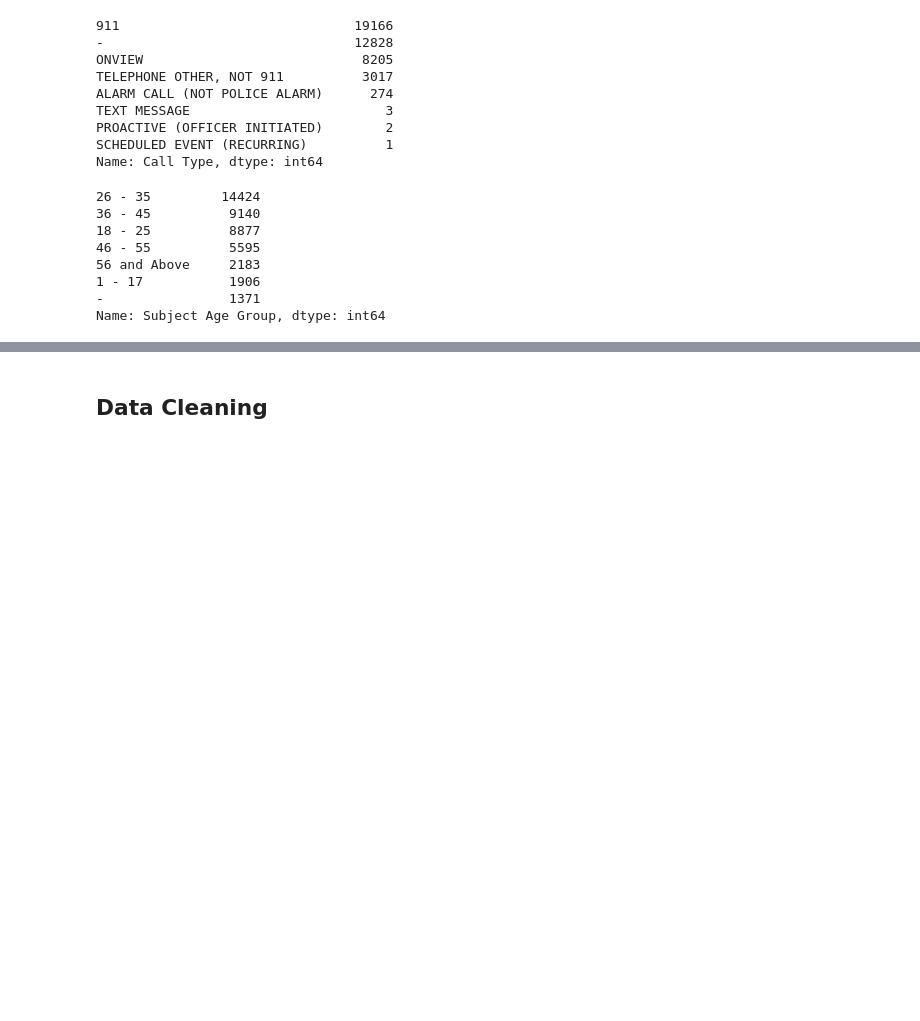
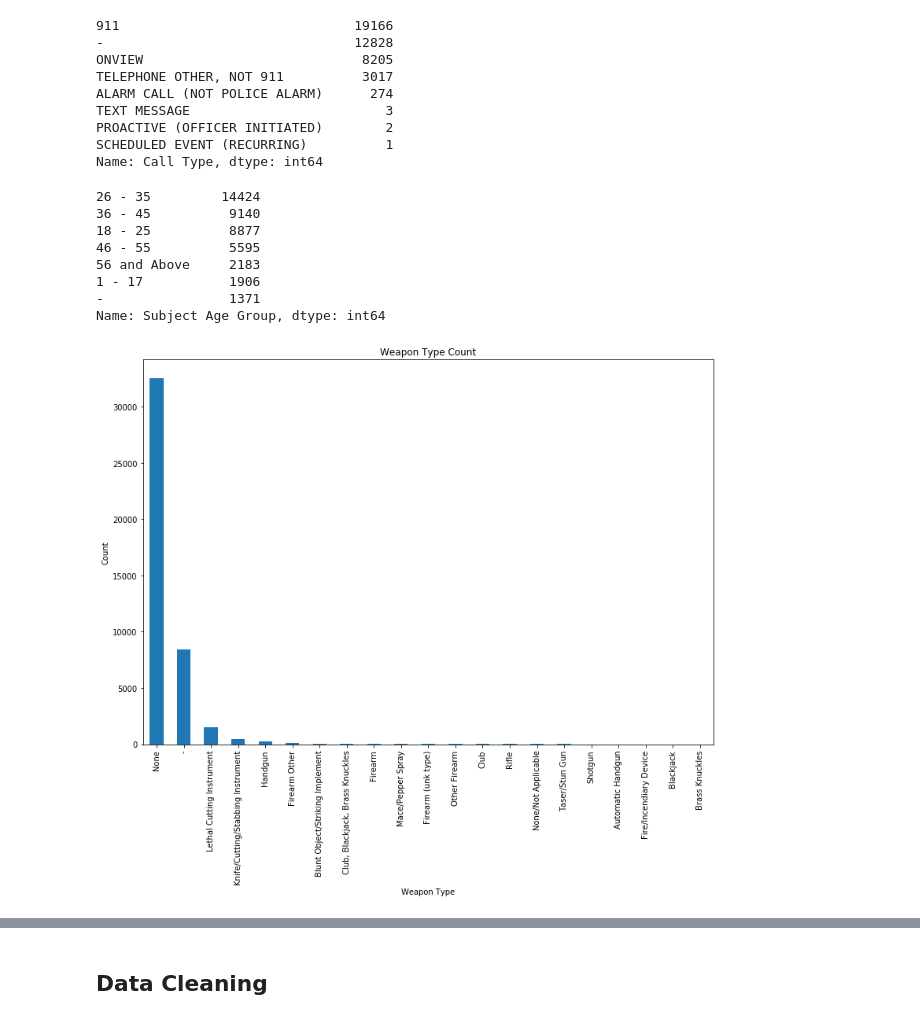
Before and after one commit to kenyo/mod-3-final-project, a Jupyter notebook: ko.ipynb, the cells around one changed output, grey strips where cells are left out. Drawn from its saved outputs; the diff is of its cells as text; code cells hidden in the pictures; blank space fills up the shorter version.

```diff
--- a/ko.ipynb
+++ b/ko.ipynb
@@ -49,3 +49,12 @@ Name: Subject Age Group, dtype: int64
 # target
 
 terry_stops['Arrested'] = np.where(terry_stops['Stop Resolution'] == 'Arrest', 1, 0)
+# %%
+fig, ax = plt.subplots(figsize=(13, 9))
+
+terry_stops['Weapon Type'].value_counts().plot(kind='bar')
+ax.set_ylabel('Count')
+ax.set_xlabel('Weapon Type')
+ax.set_title('Weapon Type Count');
+# %% [output]
+[figure, added]
```
Also changed, not shown: parts of 16 cells of this notebook.
